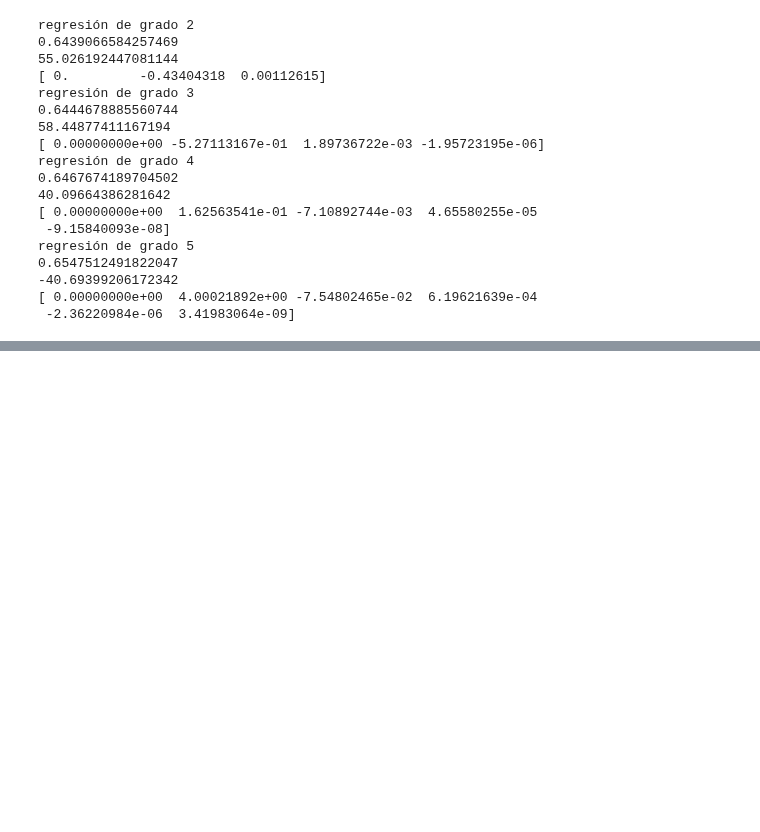
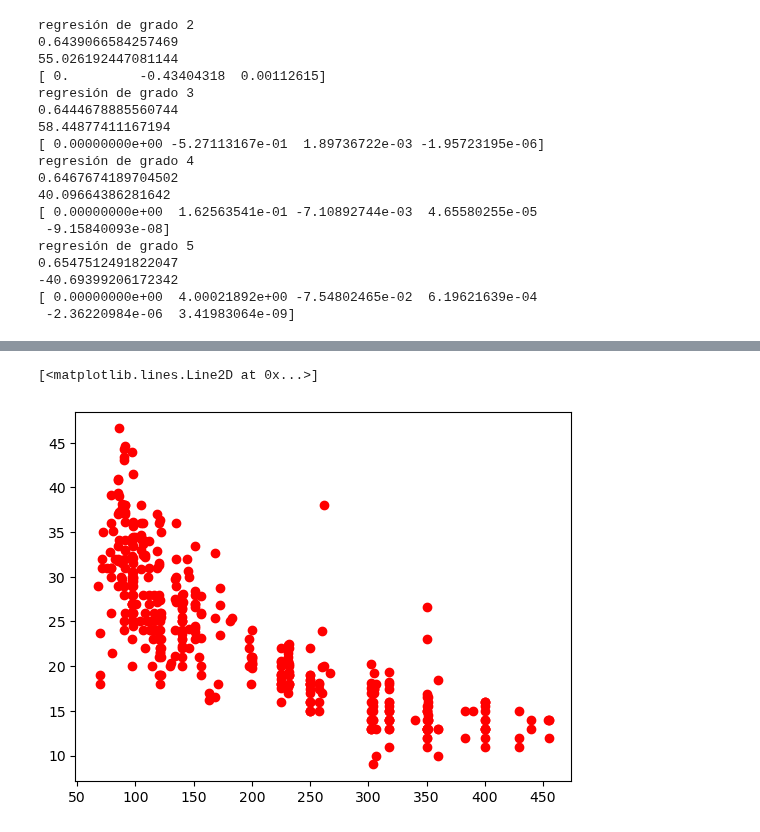
Before and after one commit to Chefi/python-ml-course, a Jupyter notebook: notebooks/Modelos de Regresion en Python Mi Notebook.ipynb, the cells around one changed output, grey strips where cells are left out. Cells and saved outputs as stored; diff of their text form; code cells hidden in the pictures; blank space fills up the shorter version.

```diff
--- a/notebooks/Modelos de Regresion en Python Mi Notebook.ipynb
+++ b/notebooks/Modelos de Regresion en Python Mi Notebook.ipynb
@@ -1314,0 +1322,5 @@ SSD: 8373.171387682132RSE: 4.541318624200213y mean: 23.514572864321607errror: 0.
+# %%
+plt.plot(data_auto["displacement"], data_auto["mpg"], "ro")
+# %% [output]
+[<matplotlib.lines.Line2D at 0x...>]
+[figure, added]
```
Also changed, not shown: parts of 20 cells of this notebook.
